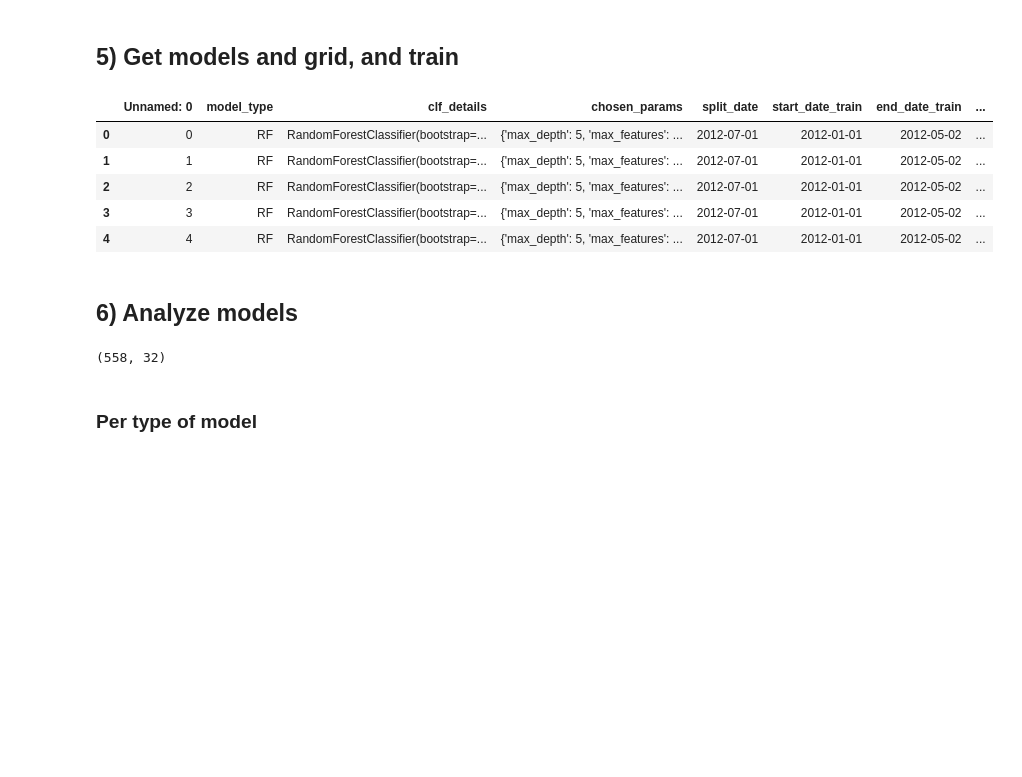
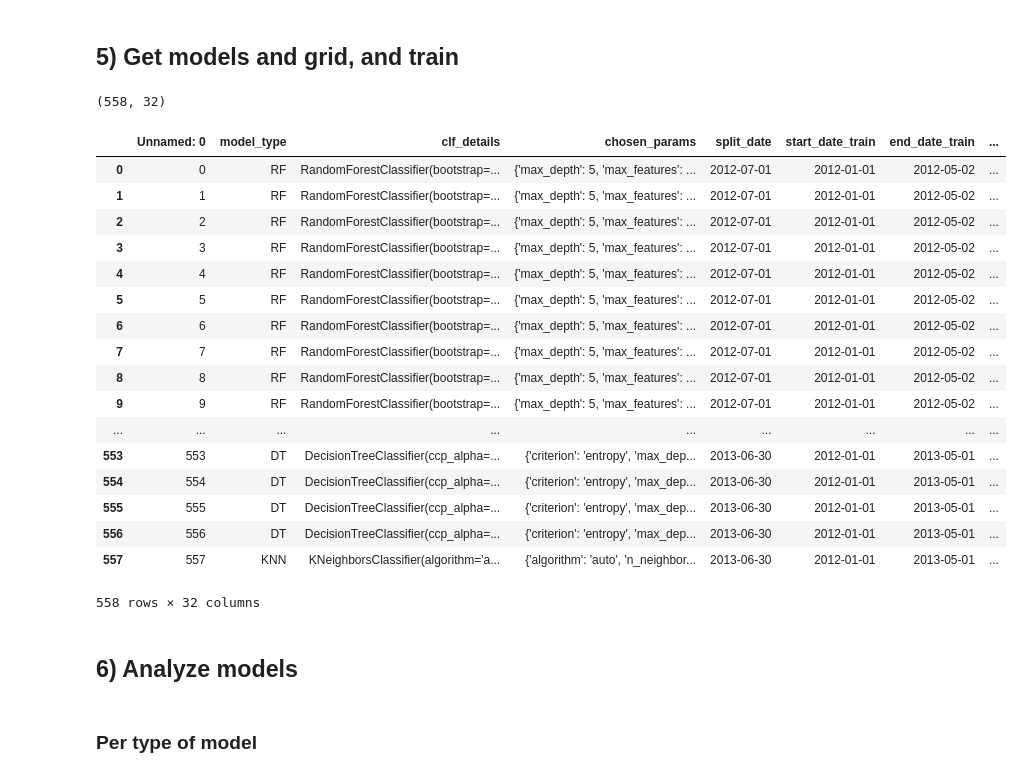
Before and after one commit to angelicavi/capp_ml_spring2020, a Jupyter notebook: run_pipeline.ipynb, the cells around one changed output. Saved outputs shown, nothing was run; the diff lists cells and outputs as text; code cells hidden in the pictures; blank space fills up the shorter version.

```diff
--- a/run_pipeline.ipynb
+++ b/run_pipeline.ipynb
@@ -212,21 +165,33 @@ Working with train df
 results_med = cfs.run_clfs('med', PARAMS['thresholds'], temporal_dfs)
 # %%
 results_med = pd.read_csv('results/grid_med_time_00_25_40results.csv')
+# %%
+results_med.shape
+# %% [output]
+(558, 32)
 # %%
-results_med.head()
+results_med
 # %% [output]
 |  | Unnamed: 0 | model_type | clf_details | chosen_params | split_date | start_date_train | end_date_train | ... |
 | 0 | 0 | RF | RandomForestClassifier(bootstrap=... | {'max_depth': 5, 'max_features': ... | 2012-07-01 | 2012-01-01 | 2012-05-02 | ... |
 | 1 | 1 | RF | RandomForestClassifier(bootstrap=... | {'max_depth': 5, 'max_features': ... | 2012-07-01 | 2012-01-01 | 2012-05-02 | ... |
 | 2 | 2 | RF | RandomForestClassifier(bootstrap=... | {'max_depth': 5, 'max_features': ... | 2012-07-01 | 2012-01-01 | 2012-05-02 | ... |
 | 3 | 3 | RF | RandomForestClassifier(bootstrap=... | {'max_depth': 5, 'max_features': ... | 2012-07-01 | 2012-01-01 | 2012-05-02 | ... |
 | 4 | 4 | RF | RandomForestClassifier(bootstrap=... | {'max_depth': 5, 'max_features': ... | 2012-07-01 | 2012-01-01 | 2012-05-02 | ... |
+| 5 | 5 | RF | RandomForestClassifier(bootstrap=... | {'max_depth': 5, 'max_features': ... | 2012-07-01 | 2012-01-01 | 2012-05-02 | ... |
+| 6 | 6 | RF | RandomForestClassifier(bootstrap=... | {'max_depth': 5, 'max_features': ... | 2012-07-01 | 2012-01-01 | 2012-05-02 | ... |
+| 7 | 7 | RF | RandomForestClassifier(bootstrap=... | {'max_depth': 5, 'max_features': ... | 2012-07-01 | 2012-01-01 | 2012-05-02 | ... |
+| 8 | 8 | RF | RandomForestClassifier(bootstrap=... | {'max_depth': 5, 'max_features': ... | 2012-07-01 | 2012-01-01 | 2012-05-02 | ... |
+| 9 | 9 | RF | RandomForestClassifier(bootstrap=... | {'max_depth': 5, 'max_features': ... | 2012-07-01 | 2012-01-01 | 2012-05-02 | ... |
+| ... | ... | ... | ... | ... | ... | ... | ... | ... |
+| 553 | 553 | DT | DecisionTreeClassifier(ccp_alpha=... | {'criterion': 'entropy', 'max_dep... | 2013-06-30 | 2012-01-01 | 2013-05-01 | ... |
+| 554 | 554 | DT | DecisionTreeClassifier(ccp_alpha=... | {'criterion': 'entropy', 'max_dep... | 2013-06-30 | 2012-01-01 | 2013-05-01 | ... |
+| 555 | 555 | DT | DecisionTreeClassifier(ccp_alpha=... | {'criterion': 'entropy', 'max_dep... | 2013-06-30 | 2012-01-01 | 2013-05-01 | ... |
+| 556 | 556 | DT | DecisionTreeClassifier(ccp_alpha=... | {'criterion': 'entropy', 'max_dep... | 2013-06-30 | 2012-01-01 | 2013-05-01 | ... |
+| 557 | 557 | KNN | KNeighborsClassifier(algorithm='a... | {'algorithm': 'auto', 'n_neighbor... | 2013-06-30 | 2012-01-01 | 2013-05-01 | ... |
+558 rows × 32 columns
 # %% [markdown]
 ## 6) Analyze models
-# %%
-results_med.shape
-# %% [output]
-(558, 32)
 # %% [markdown]
 ### Per type of model
 # %% [markdown]
```
Also changed, not shown: parts of 22 cells of this notebook, 1 other file.
